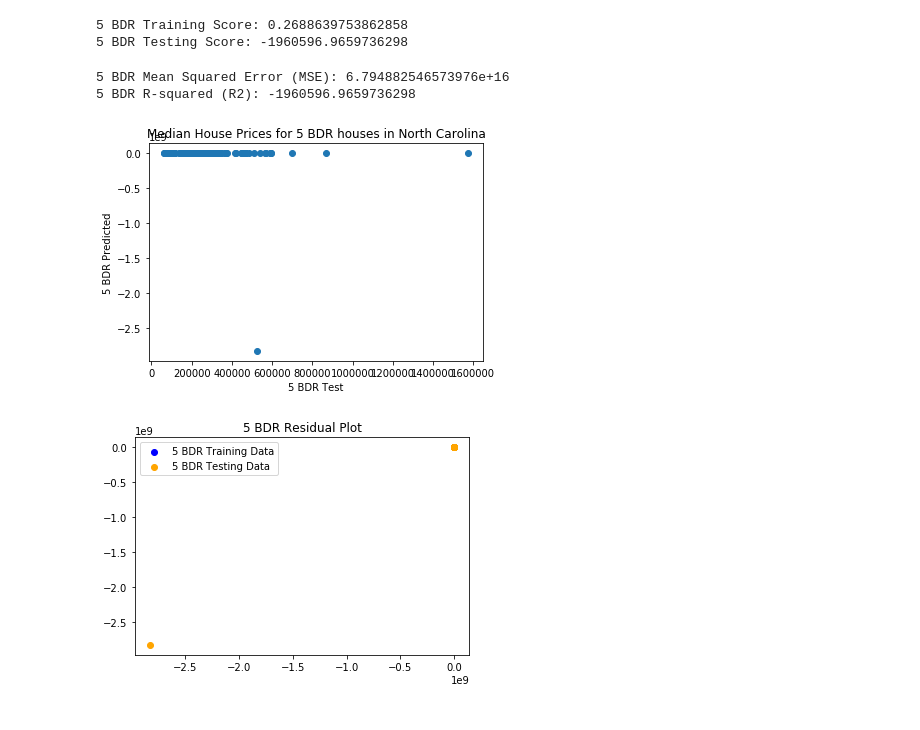
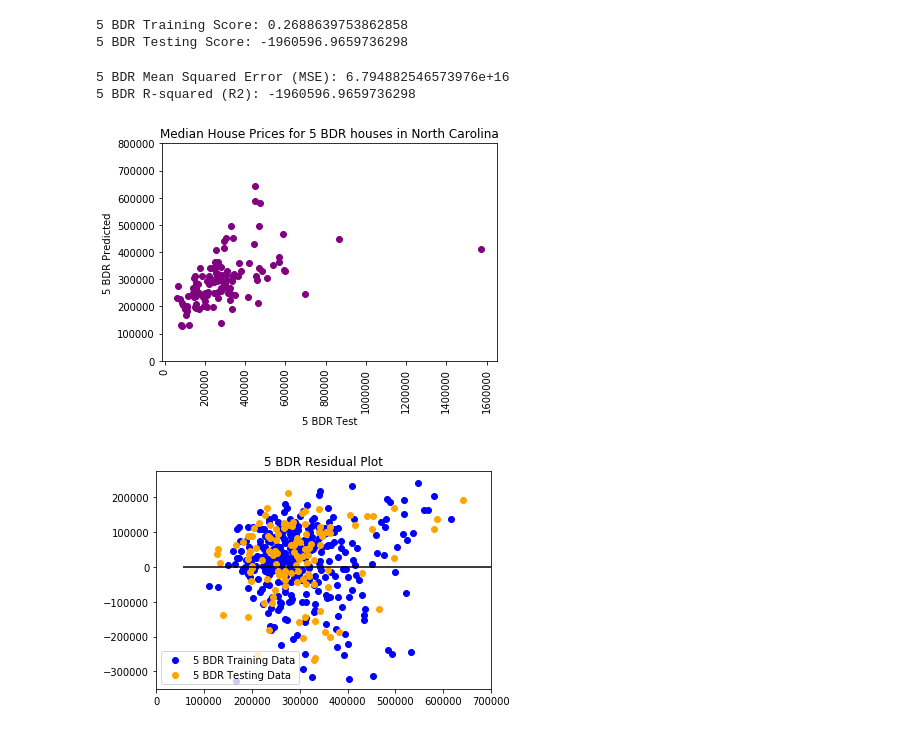
Before and after one commit to waghrayrashi/housepriceprediction, a Jupyter notebook: rw_nchousepricepredictions.ipynb, the cells around one changed output. Saved outputs shown, nothing was run; the diff lists cells and outputs as text; code cells hidden in the pictures.

```diff
--- a/rw_nchousepricepredictions.ipynb
+++ b/rw_nchousepricepredictions.ipynb
@@ -512,33 +525,36 @@ print(f"5 BDR Testing Score: {testing_score_5bdr}")
 # %%
 # Calculate the mean_squared_error and the r-squared value for the testing data
 from sklearn.metrics import mean_squared_error, r2_score
 
 # Use the model to make predictions
 predicted_5bdr = model_5bdr.predict(X_test_5bdr)
 
 # Score the predictions with mse and r2
 mse_5bdr = mean_squared_error(y_test_5bdr, predicted_5bdr)
 r2_5bdr = r2_score(y_test_5bdr, predicted_5bdr)
 print(f"5 BDR Mean Squared Error (MSE): {mse_5bdr}")
 print(f"5 BDR R-squared (R2): {r2_5bdr}")
 
 #Plot the Predicted house prices
-plt.scatter(y_test_5bdr,predicted_5bdr)
+plt.scatter(y_test_5bdr,predicted_5bdr, c="purple")
 
 # Label plot
 plt.xlabel('5 BDR Test')
 plt.ylabel('5 BDR Predicted')
+
+plt.xticks(rotation=90)
+plt.ylim(-3,800000)
 
 plt.title('Median House Prices for 5 BDR houses in North Carolina')
 
 plt.savefig('./static/images/LinearRegression_5bdr.png')
 
 # Show plot
 plt.show()
 # %% [output]
 5 BDR Mean Squared Error (MSE): 6.794882546573976e+16
 5 BDR R-squared (R2): -1960596.9659736298
-[figure, old version]
+[figure, new version]
 # %%
 plt.scatter(model_5bdr.predict(X_train_5bdr), model_5bdr.predict(X_train_5bdr) - y_train_5bdr, c="blue", label="5 BDR Training Data")
 
@@ -548,7 +564,10 @@ plt.legend()
 
 plt.hlines(y=0, xmin=y_5bdr.min(), xmax=y_5bdr.max())
 
+plt.ylim(-350000, 275000)
+plt.xlim(0, 700000)
+
 plt.title("5 BDR Residual Plot")
 plt.savefig('./static/images/Residual Plot_5bdr.png')
 # %% [output]
-[figure, old version]
+[figure, new version]
```
Also changed, not shown: parts of 8 cells of this notebook, 7 other files.
